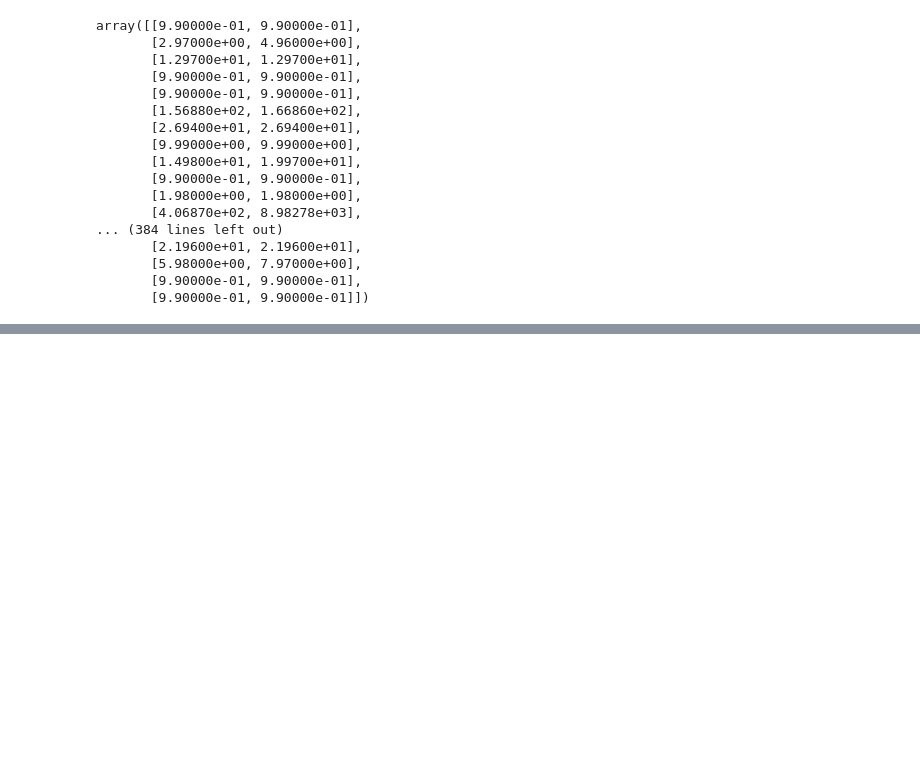
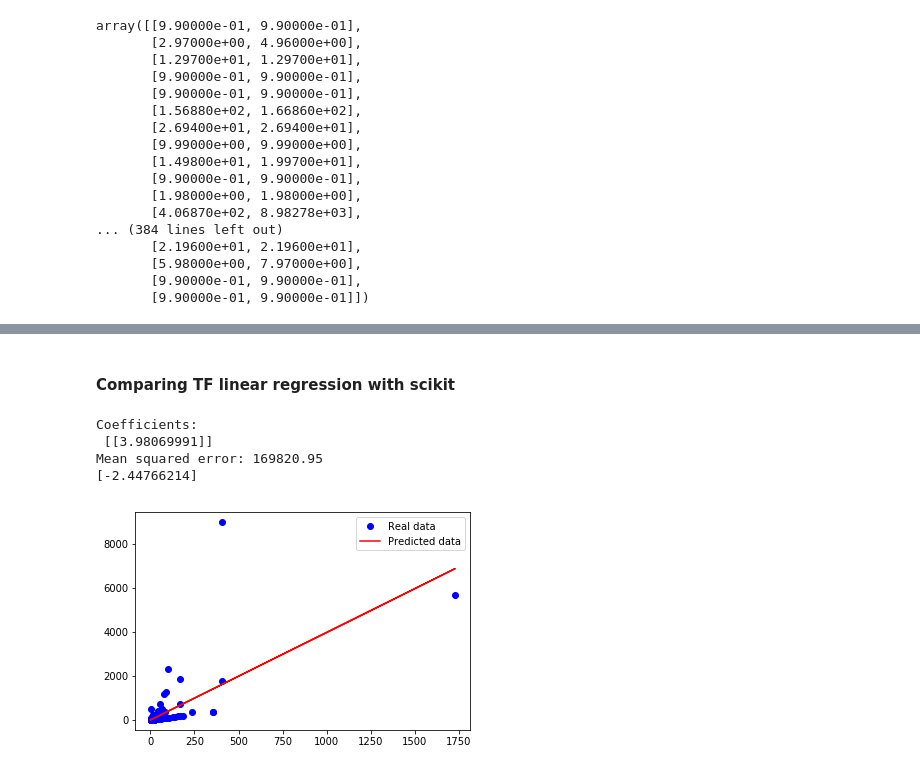
Before and after one commit to Donkeybobo/vtlnuf4pat, a Jupyter notebook: exploratory.ipynb, the cells around one changed output, grey strips where cells are left out. Cells and saved outputs as stored; diff of their text form; code cells hidden in the pictures; blank space fills up the shorter version.

```diff
--- a/exploratory.ipynb
+++ b/exploratory.ipynb
@@ -241,0 +246,34 @@ plt.show()
+# %% [markdown]
+#### Comparing TF linear regression with scikit
+# %%
+from sklearn import datasets, linear_model
+from sklearn.metrics import mean_squared_error
+
+# Create linear regression object
+regr = linear_model.LinearRegression()
+
+# Train the model using the training sets
+regr.fit(X.reshape((n_samples, 1)), Y.reshape((n_samples, 1)))
+
+# Make predictions using the testing set
+Y_predicted_scikit = regr.predict(X.reshape((n_samples, 1)))
+
+# The coefficients
+print('Coefficients: \n', regr.coef_)
+# The mean squared error
+print("Mean squared error: %.2f"
+      % mean_squared_error(Y.reshape((n_samples, 1)), Y_predicted_scikit))
+
+print(regr.intercept_)
+
+# Plot outputs
+plt.plot(X, Y, 'bo', label = 'Real data')
+plt.plot(X, Y_predicted_scikit, 'r', label = 'Predicted data')
+plt.legend()
+plt.show()
+# %% [output]
+Coefficients:
+ [[3.98069991]]
+Mean squared error: 169820.95
+[-2.44766214]
+[figure, added]
```
Also changed, not shown: parts of 3 cells of this notebook, 15 other files.
